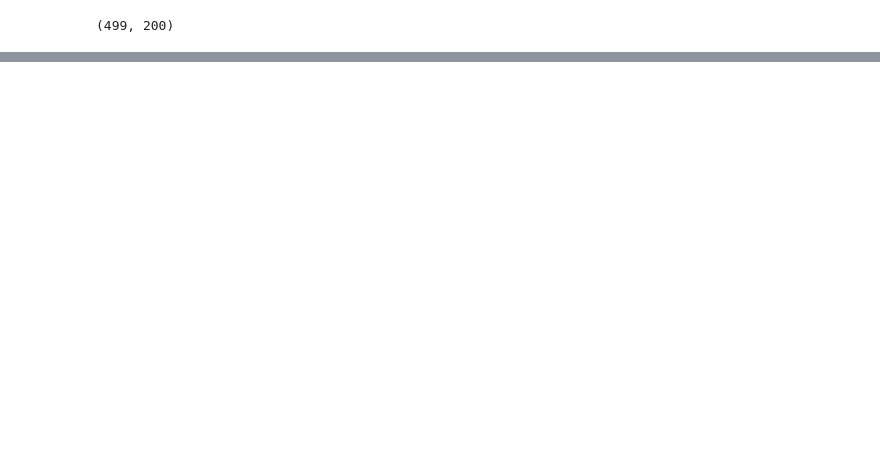
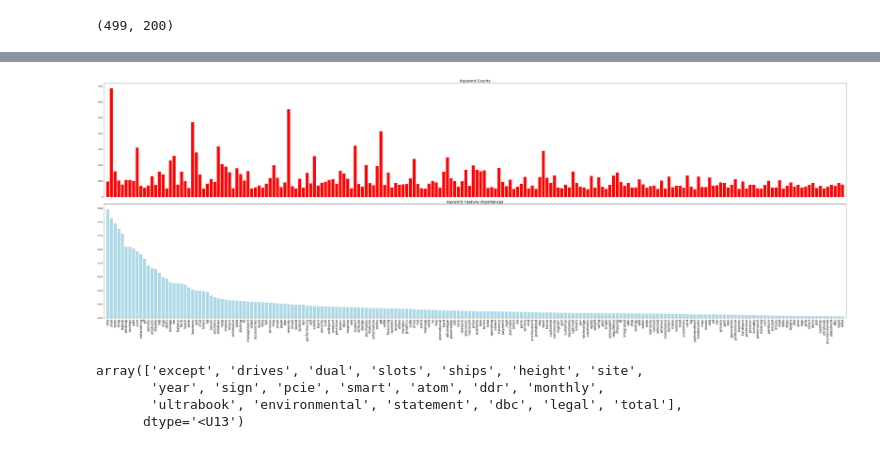
Before and after one commit to lorian/website-tags, a Jupyter notebook: SupervisedLearning_RandomForest.ipynb, the cells around one changed output, grey strips where cells are left out. Cells and saved outputs as stored; diff of their text form; code cells hidden in the pictures; blank space fills up the shorter version.

```diff
--- a/SupervisedLearning_RandomForest.ipynb
+++ b/SupervisedLearning_RandomForest.ipynb
@@ -72,0 +150,19 @@ plt.show()
+# %%
+fig, ax = plt.subplots(nrows=2,ncols=1, figsize=(56,20),sharex=True)
+ax[1].bar(range(len(key_words[:tmp])),importances[indicesword][:tmp],color='lightblue',align='center')
+ax[1].set_title('Keyword Feature Importances', fontsize=20)
+ax[0].set_title('Keyword Counts',fontsize=20)
+ax[0].bar(range(len(key_words[:tmp])),words_count[indicesword][:tmp],color='red',align='center')
+plt.xticks(range(len(key_words[:tmp])),np.array(key_words)[indicesword][:tmp],rotation=90,fontsize=18)
+plt.tight_layout()
+plt.xlim(-1,tmp)
+plt.show()
+# %% [output]
+[figure, added]
+# %%
+np.array(key_words)[indicesword][-20:]
+# %% [output]
+array(['except', 'drives', 'dual', 'slots', 'ships', 'height', 'site',
+       'year', 'sign', 'pcie', 'smart', 'atom', 'ddr', 'monthly',
+       'ultrabook', 'environmental', 'statement', 'dbc', 'legal', 'total'],
+      dtype='<U13')
```
Also changed, not shown: parts of 13 cells of this notebook.
